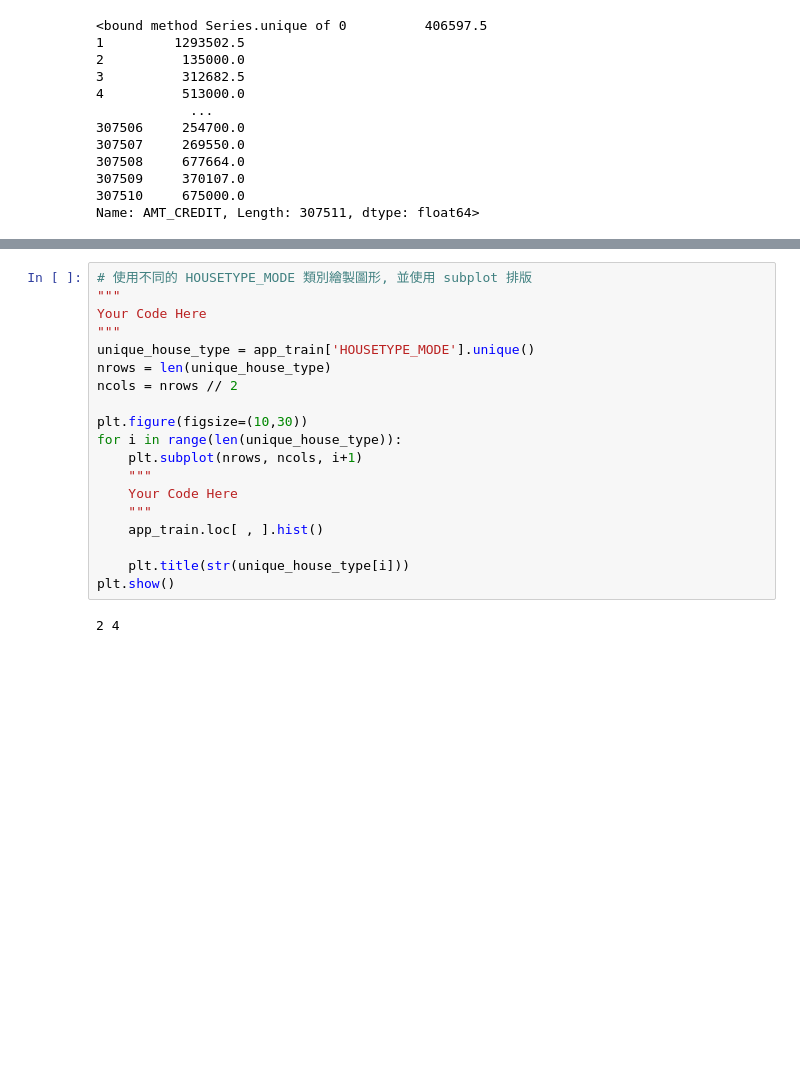
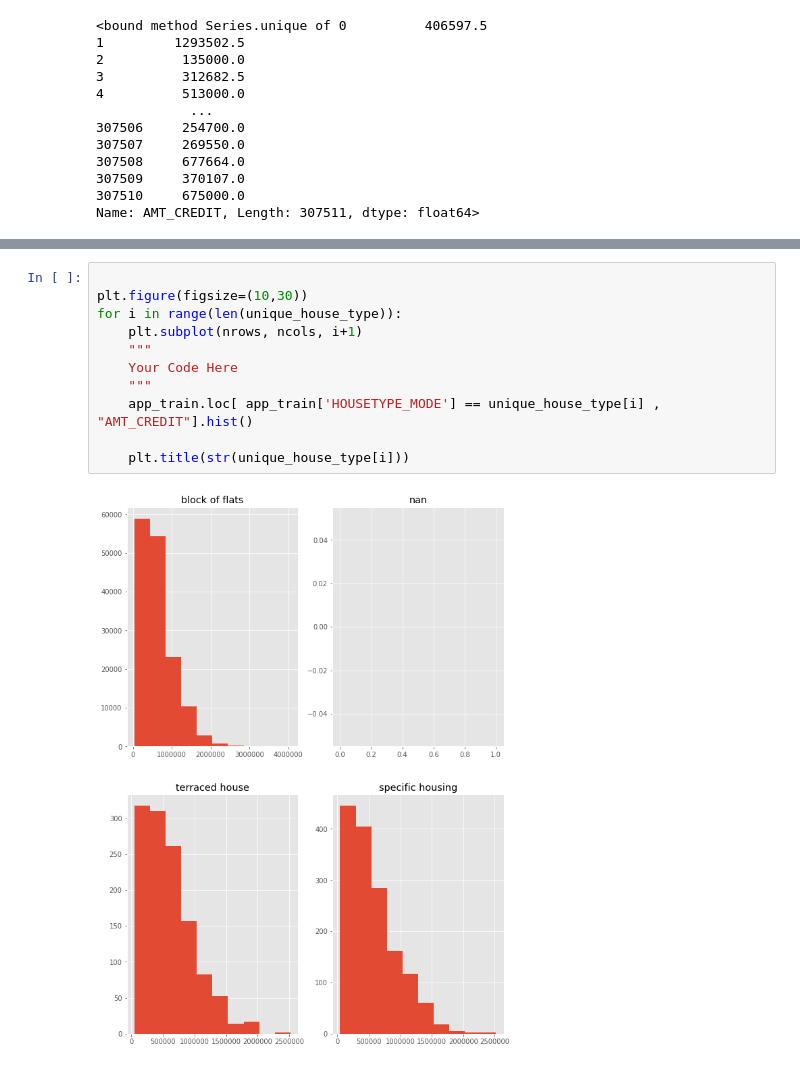
Before and after one commit to SeanHung06/4th-ML100Days, a Jupyter notebook: homework/Day_019_HW.ipynb, the cells around one changed output, grey strips where cells are left out. Saved outputs shown, nothing was run; the diff lists cells and outputs as text; blank space fills up the shorter version.

```diff
--- a/homework/Day_019_HW.ipynb
+++ b/homework/Day_019_HW.ipynb
@@ -62,21 +82,13 @@ Name: AMT_CREDIT, Length: 307511, dtype: float64>
 # %%
-# 使用不同的 HOUSETYPE_MODE 類別繪製圖形, 並使用 subplot 排版
-"""
-Your Code Here
-"""
-unique_house_type = app_train['HOUSETYPE_MODE'].unique()
-nrows = len(unique_house_type)
-ncols = nrows // 2
 
 plt.figure(figsize=(10,30))
 for i in range(len(unique_house_type)):
     plt.subplot(nrows, ncols, i+1)
     """
     Your Code Here
     """
-    app_train.loc[ , ].hist()
+    app_train.loc[ app_train['HOUSETYPE_MODE'] == unique_house_type[i] , "AMT_CREDIT"].hist()
 
     plt.title(str(unique_house_type[i]))
-plt.show()
 # %% [output]
-2 4
+[figure, added]
```
Also changed, not shown: parts of 2 cells of this notebook.
